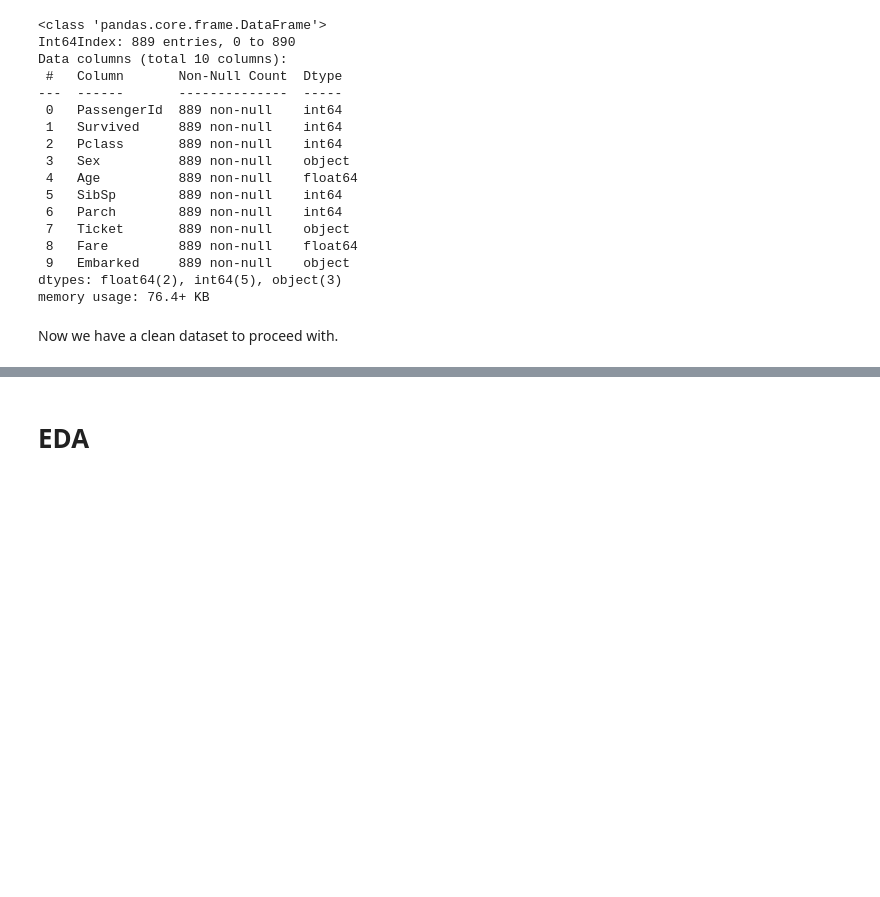
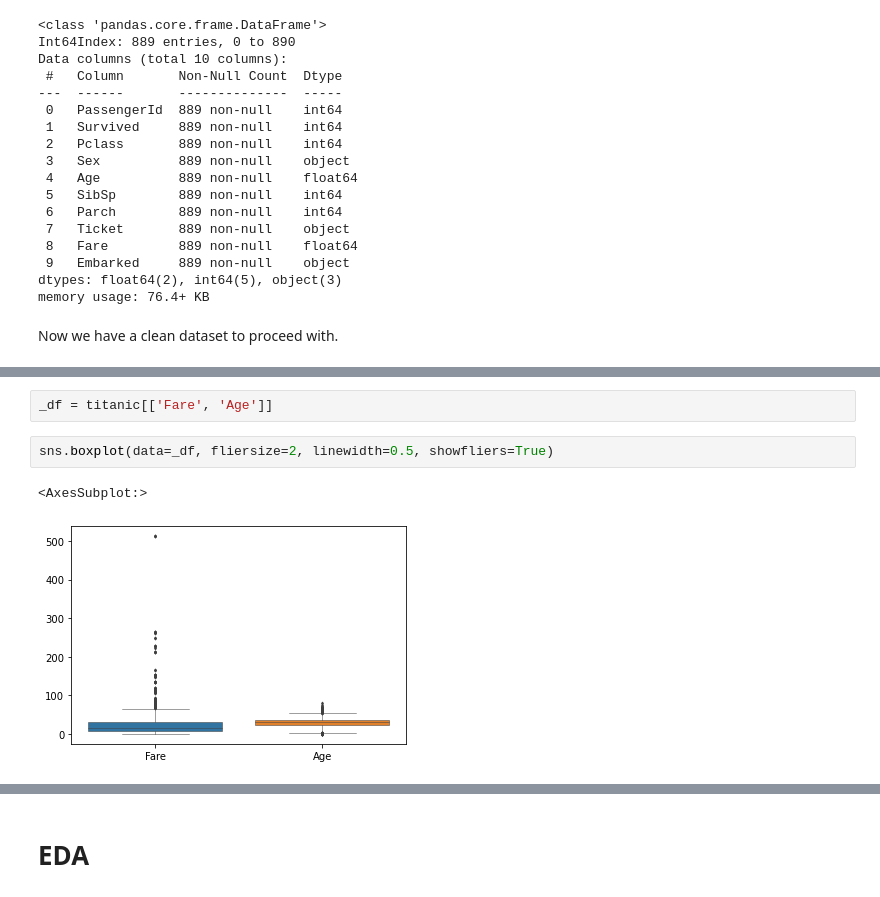
Before and after one commit to pkrc267/Titanic-Disaster-Analysis, a Jupyter notebook: disaster.ipynb, the cells around one changed output, grey strips where cells are left out. Drawn from its saved outputs; the diff is of its cells as text; blank space fills up the shorter version.

```diff
--- a/disaster.ipynb
+++ b/disaster.ipynb
@@ -200,0 +225,7 @@ Now we have a clean dataset to proceed with.
+# %%
+_df = titanic[['Fare', 'Age']]
+# %%
+sns.boxplot(data=_df, fliersize=2, linewidth=0.5, showfliers=True)
+# %% [output]
+<AxesSubplot:>
+[figure, added]
```
Also changed, not shown: parts of 25 cells of this notebook.
